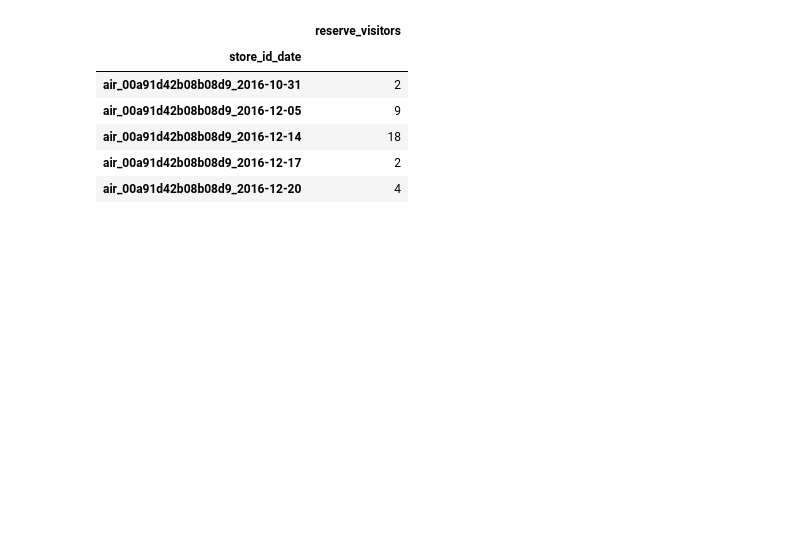
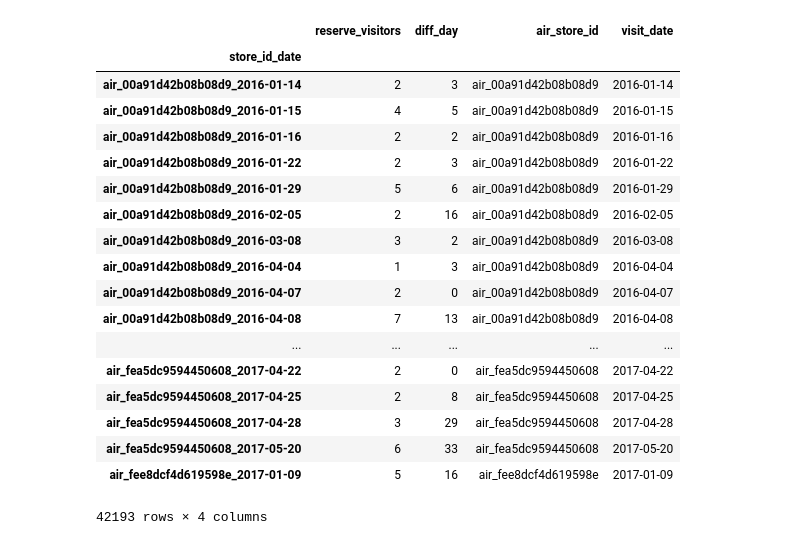
Before and after one commit to tennisky/kaggle_Recruit-1, a Jupyter notebook: miyamoto/01_dataset_reservation.ipynb, the cells around one changed output. Saved outputs shown, nothing was run; the diff lists cells and outputs as text; code cells hidden in the pictures; blank space fills up the shorter version.

```diff
--- a/miyamoto/01_dataset_reservation.ipynb
+++ b/miyamoto/01_dataset_reservation.ipynb
@@ -21 +74,4 @@ ares2['visit_datetime']=pd.to_datetime(ares2['visit_datetime'])
+# %%
+#ares4=ares3.groupby('store_id_date').sum().iloc[:,0:1]
+ares3=ares2.groupby('store_id_date').sum().reset_index()
 # %%
@@ -30,2 +85,0 @@ ares2.head()
-# %%
-ares3=ares2.drop(['visit_datetime','reserve_datetime','visit_date'],axis=1)
@@ -34,10 +86,29 @@ ares4=ares3.groupby('store_id_date').sum().iloc[:,0:1]
+# %%
+ares4=ares3.copy()
+ares4['air_store_id']=[i[:i.find('_201')] for i in ares4['store_id_date']]
+ares4['visit_date']=[i[-10:] for i in ares4['store_id_date']]
+# %%
+ares4.set_index('store_id_date',drop=True,inplace=True)
+ares4.to_csv('../dataset/reserve.csv')
 # %%
-ares4.head()
+ares4
 # %% [output]
-|  | reserve_visitors |
-| store_id_date |  |
-| air_00a91d42b08b08d9_2016-10-31 | 2 |
-| air_00a91d42b08b08d9_2016-12-05 | 9 |
-| air_00a91d42b08b08d9_2016-12-14 | 18 |
-| air_00a91d42b08b08d9_2016-12-17 | 2 |
-| air_00a91d42b08b08d9_2016-12-20 | 4 |
+|  | reserve_visitors | diff_day | air_store_id | visit_date |
+| store_id_date |  |  |  |  |
+| air_00a91d42b08b08d9_2016-01-14 | 2 | 3 | air_00a91d42b08b08d9 | 2016-01-14 |
+| air_00a91d42b08b08d9_2016-01-15 | 4 | 5 | air_00a91d42b08b08d9 | 2016-01-15 |
+| air_00a91d42b08b08d9_2016-01-16 | 2 | 2 | air_00a91d42b08b08d9 | 2016-01-16 |
+| air_00a91d42b08b08d9_2016-01-22 | 2 | 3 | air_00a91d42b08b08d9 | 2016-01-22 |
+| air_00a91d42b08b08d9_2016-01-29 | 5 | 6 | air_00a91d42b08b08d9 | 2016-01-29 |
+| air_00a91d42b08b08d9_2016-02-05 | 2 | 16 | air_00a91d42b08b08d9 | 2016-02-05 |
+| air_00a91d42b08b08d9_2016-03-08 | 3 | 2 | air_00a91d42b08b08d9 | 2016-03-08 |
+| air_00a91d42b08b08d9_2016-04-04 | 1 | 3 | air_00a91d42b08b08d9 | 2016-04-04 |
+| air_00a91d42b08b08d9_2016-04-07 | 2 | 0 | air_00a91d42b08b08d9 | 2016-04-07 |
+| air_00a91d42b08b08d9_2016-04-08 | 7 | 13 | air_00a91d42b08b08d9 | 2016-04-08 |
+| ... | ... | ... | ... | ... |
+| air_fea5dc9594450608_2017-04-22 | 2 | 0 | air_fea5dc9594450608 | 2017-04-22 |
+| air_fea5dc9594450608_2017-04-25 | 2 | 8 | air_fea5dc9594450608 | 2017-04-25 |
+| air_fea5dc9594450608_2017-04-28 | 3 | 29 | air_fea5dc9594450608 | 2017-04-28 |
+| air_fea5dc9594450608_2017-05-20 | 6 | 33 | air_fea5dc9594450608 | 2017-05-20 |
+| air_fee8dcf4d619598e_2017-01-09 | 5 | 16 | air_fee8dcf4d619598e | 2017-01-09 |
+42193 rows × 4 columns
```
Also changed, not shown: parts of 10 cells of this notebook, 21 other files.
